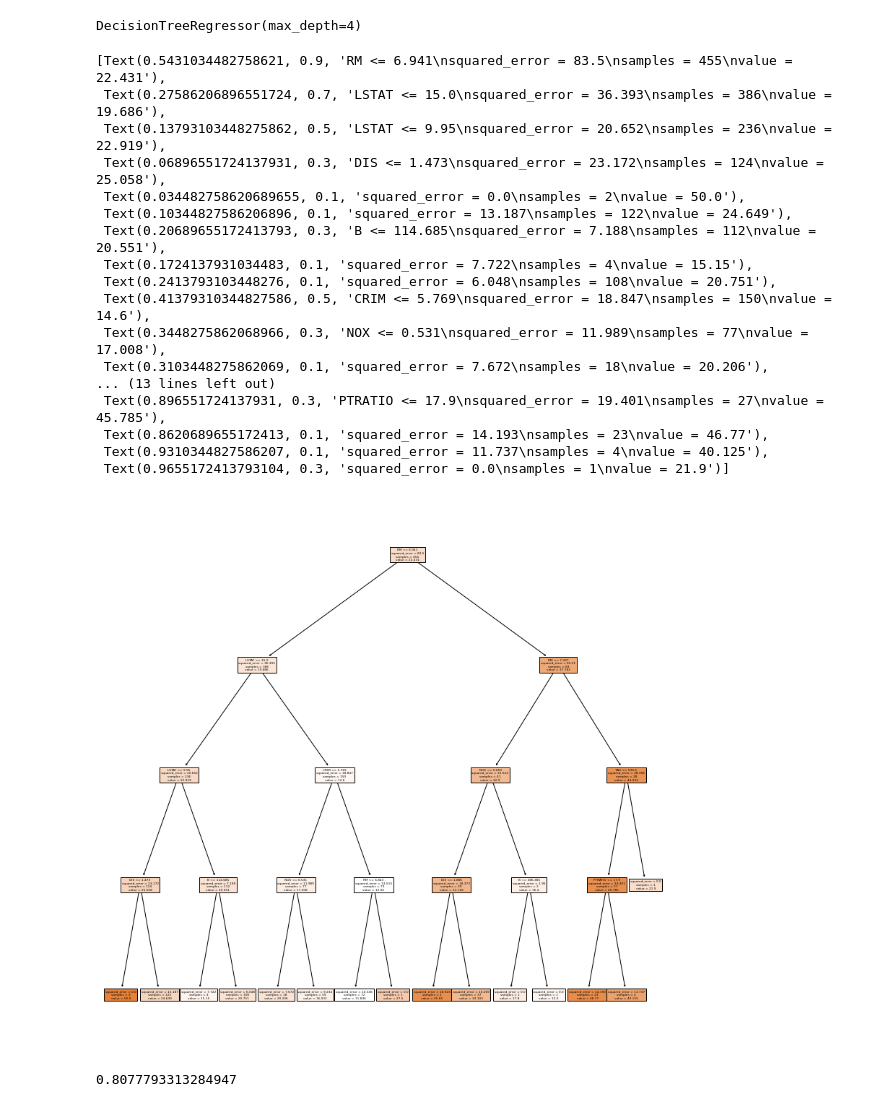
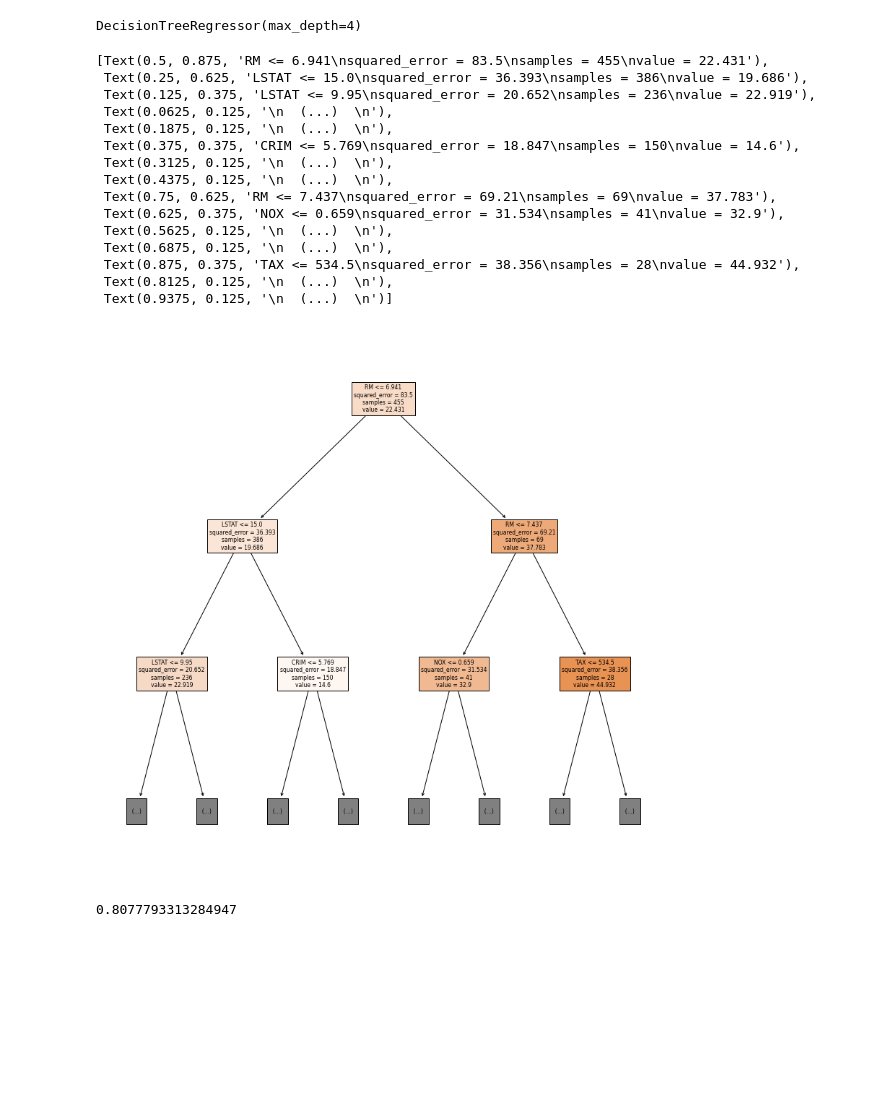
Before and after one commit to Elwing-Chou/tibaml0826, a Jupyter notebook: regression.ipynb, the cells around one changed output. Saved outputs shown, nothing was run; the diff lists cells and outputs as text; code cells hidden in the pictures; blank space fills up the shorter version.

```diff
--- a/regression.ipynb
+++ b/regression.ipynb
@@ -88,30 +88,29 @@ DecisionTreeRegressor(max_depth=4)
 # %%
 # 把學習成果畫出來給你看一下
 import matplotlib.pyplot as plt
 from sklearn.tree import plot_tree
 plt.figure(figsize=(14, 14))
 plot_tree(reg,
      feature_names=boston["feature_names"],
-     filled=True)
+     filled=True,
+     max_depth=2)
 # %% [output]
-[Text(0.5431034482758621, 0.9, 'RM <= 6.941\nsquared_error = 83.5\nsamples = 455\nvalue = 22.431'),
- Text(0.27586206896551724, 0.7, 'LSTAT <= 15.0\nsquared_error = 36.393\nsamples = 386\nvalue = 19.686'),
- Text(0.13793103448275862, 0.5, 'LSTAT <= 9.95\nsquared_error = 20.652\nsamples = 236\nvalue = 22.919'),
- Text(0.06896551724137931, 0.3, 'DIS <= 1.473\nsquared_error = 23.172\nsamples = 124\nvalue = 25.058'),
- Text(0.034482758620689655, 0.1, 'squared_error = 0.0\nsamples = 2\nvalue = 50.0'),
- Text(0.10344827586206896, 0.1, 'squared_error = 13.187\nsamples = 122\nvalue = 24.649'),
- Text(0.20689655172413793, 0.3, 'B <= 114.685\nsquared_error = 7.188\nsamples = 112\nvalue = 20.551'),
- Text(0.1724137931034483, 0.1, 'squared_error = 7.722\nsamples = 4\nvalue = 15.15'),
- Text(0.2413793103448276, 0.1, 'squared_error = 6.048\nsamples = 108\nvalue = 20.751'),
- Text(0.41379310344827586, 0.5, 'CRIM <= 5.769\nsquared_error = 18.847\nsamples = 150\nvalue = 14.6'),
- Text(0.3448275862068966, 0.3, 'NOX <= 0.531\nsquared_error = 11.989\nsamples = 77\nvalue = 17.008'),
- Text(0.3103448275862069, 0.1, 'squared_error = 7.672\nsamples = 18\nvalue = 20.206'),
-... (13 lines left out)
- Text(0.896551724137931, 0.3, 'PTRATIO <= 17.9\nsquared_error = 19.401\nsamples = 27\nvalue = 45.785'),
- Text(0.8620689655172413, 0.1, 'squared_error = 14.193\nsamples = 23\nvalue = 46.77'),
- Text(0.9310344827586207, 0.1, 'squared_error = 11.737\nsamples = 4\nvalue = 40.125'),
- Text(0.9655172413793104, 0.3, 'squared_error = 0.0\nsamples = 1\nvalue = 21.9')]
+[Text(0.5, 0.875, 'RM <= 6.941\nsquared_error = 83.5\nsamples = 455\nvalue = 22.431'),
+ Text(0.25, 0.625, 'LSTAT <= 15.0\nsquared_error = 36.393\nsamples = 386\nvalue = 19.686'),
+ Text(0.125, 0.375, 'LSTAT <= 9.95\nsquared_error = 20.652\nsamples = 236\nvalue = 22.919'),
+ Text(0.0625, 0.125, '\n  (...)  \n'),
+ Text(0.1875, 0.125, '\n  (...)  \n'),
+ Text(0.375, 0.375, 'CRIM <= 5.769\nsquared_error = 18.847\nsamples = 150\nvalue = 14.6'),
+ Text(0.3125, 0.125, '\n  (...)  \n'),
+ Text(0.4375, 0.125, '\n  (...)  \n'),
+ Text(0.75, 0.625, 'RM <= 7.437\nsquared_error = 69.21\nsamples = 69\nvalue = 37.783'),
+ Text(0.625, 0.375, 'NOX <= 0.659\nsquared_error = 31.534\nsamples = 41\nvalue = 32.9'),
+ Text(0.5625, 0.125, '\n  (...)  \n'),
+ Text(0.6875, 0.125, '\n  (...)  \n'),
+ Text(0.875, 0.375, 'TAX <= 534.5\nsquared_error = 38.356\nsamples = 28\nvalue = 44.932'),
+ Text(0.8125, 0.125, '\n  (...)  \n'),
+ Text(0.9375, 0.125, '\n  (...)  \n')]
-[figure, old version]
+[figure, new version]
 # %%
 from sklearn.metrics import r2_score
 pre = reg.predict(x_test)
```
